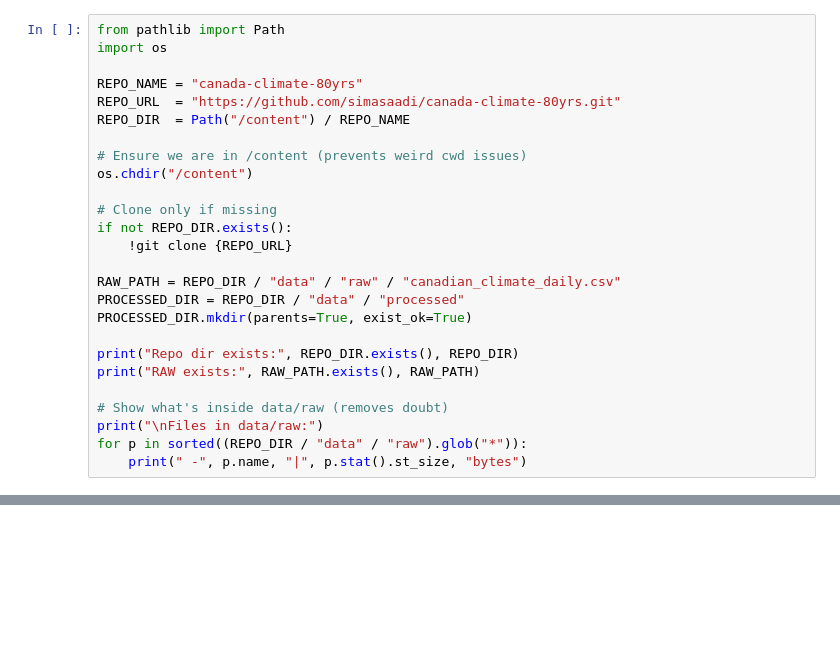
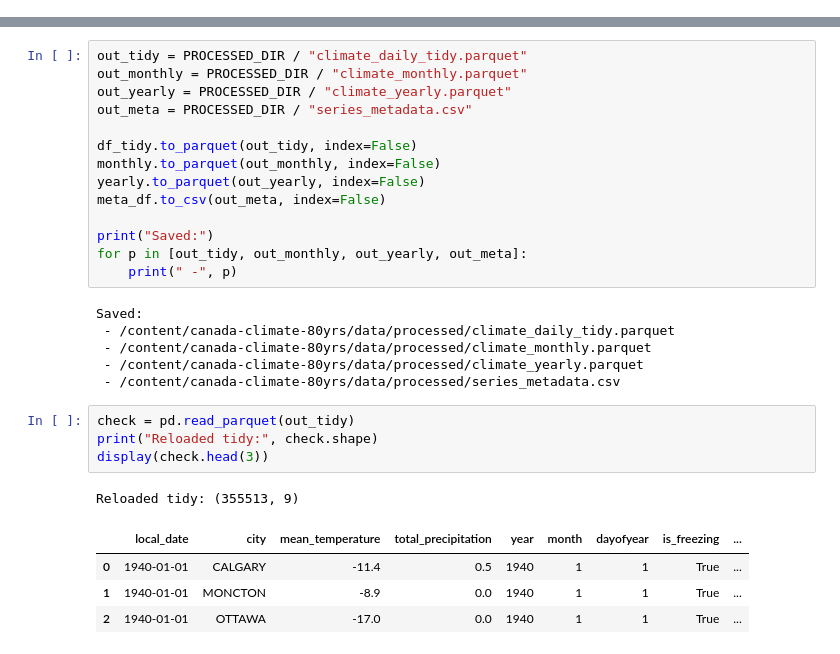
Before and after one commit to simasaadi/canada-climate-80yrs, a Jupyter notebook: 02_data_cleaning_reshaping.ipynb, the cells around one changed output, grey strips where cells are left out. Drawn from its saved outputs; the diff is of its cells as text; blank space fills up the shorter version.

```diff
--- a/02_data_cleaning_reshaping.ipynb
+++ b/02_data_cleaning_reshaping.ipynb
@@ -20,26 +25,0 @@ Processed dir: /content/canada-climate-80yrs/data/processed
-# %%
-from pathlib import Path
-import os
-
-REPO_NAME = "canada-climate-80yrs"
-REPO_URL  = "https://github.com/simasaadi/canada-climate-80yrs.git"
-REPO_DIR  = Path("/content") / REPO_NAME
-
-# Ensure we are in /content (prevents weird cwd issues)
-os.chdir("/content")
-
-# Clone only if missing
-if not REPO_DIR.exists():
-    !git clone {REPO_URL}
-
-RAW_PATH = REPO_DIR / "data" / "raw" / "canadian_climate_daily.csv"
-PROCESSED_DIR = REPO_DIR / "data" / "processed"
-PROCESSED_DIR.mkdir(parents=True, exist_ok=True)
-
-print("Repo dir exists:", REPO_DIR.exists(), REPO_DIR)
-print("RAW exists:", RAW_PATH.exists(), RAW_PATH)
-
-# Show what's inside data/raw (removes doubt)
-print("\nFiles in data/raw:")
-for p in sorted((REPO_DIR / "data" / "raw").glob("*")):
-    print(" -", p.name, "|", p.stat().st_size, "bytes")
@@ -63,0 +244,30 @@ FileNotFoundError: [Errno 2] No such file or directory: '/content/canada-climate
+# %%
+out_tidy = PROCESSED_DIR / "climate_daily_tidy.parquet"
+out_monthly = PROCESSED_DIR / "climate_monthly.parquet"
+out_yearly = PROCESSED_DIR / "climate_yearly.parquet"
+out_meta = PROCESSED_DIR / "series_metadata.csv"
+
+df_tidy.to_parquet(out_tidy, index=False)
+monthly.to_parquet(out_monthly, index=False)
+yearly.to_parquet(out_yearly, index=False)
+meta_df.to_csv(out_meta, index=False)
+
+print("Saved:")
+for p in [out_tidy, out_monthly, out_yearly, out_meta]:
+    print(" -", p)
+# %% [output]
+Saved:
+ - /content/canada-climate-80yrs/data/processed/climate_daily_tidy.parquet
+ - /content/canada-climate-80yrs/data/processed/climate_monthly.parquet
+ - /content/canada-climate-80yrs/data/processed/climate_yearly.parquet
+ - /content/canada-climate-80yrs/data/processed/series_metadata.csv
+# %%
+check = pd.read_parquet(out_tidy)
+print("Reloaded tidy:", check.shape)
+display(check.head(3))
+# %% [output]
+Reloaded tidy: (355513, 9)
+|  | local_date | city | mean_temperature | total_precipitation | year | month | dayofyear | is_freezing | ... |
+| 0 | 1940-01-01 | CALGARY | -11.4 | 0.5 | 1940 | 1 | 1 | True | ... |
+| 1 | 1940-01-01 | MONCTON | -8.9 | 0.0 | 1940 | 1 | 1 | True | ... |
+| 2 | 1940-01-01 | OTTAWA | -17.0 | 0.0 | 1940 | 1 | 1 | True | ... |
```
Also changed, not shown: parts of 11 cells of this notebook.
